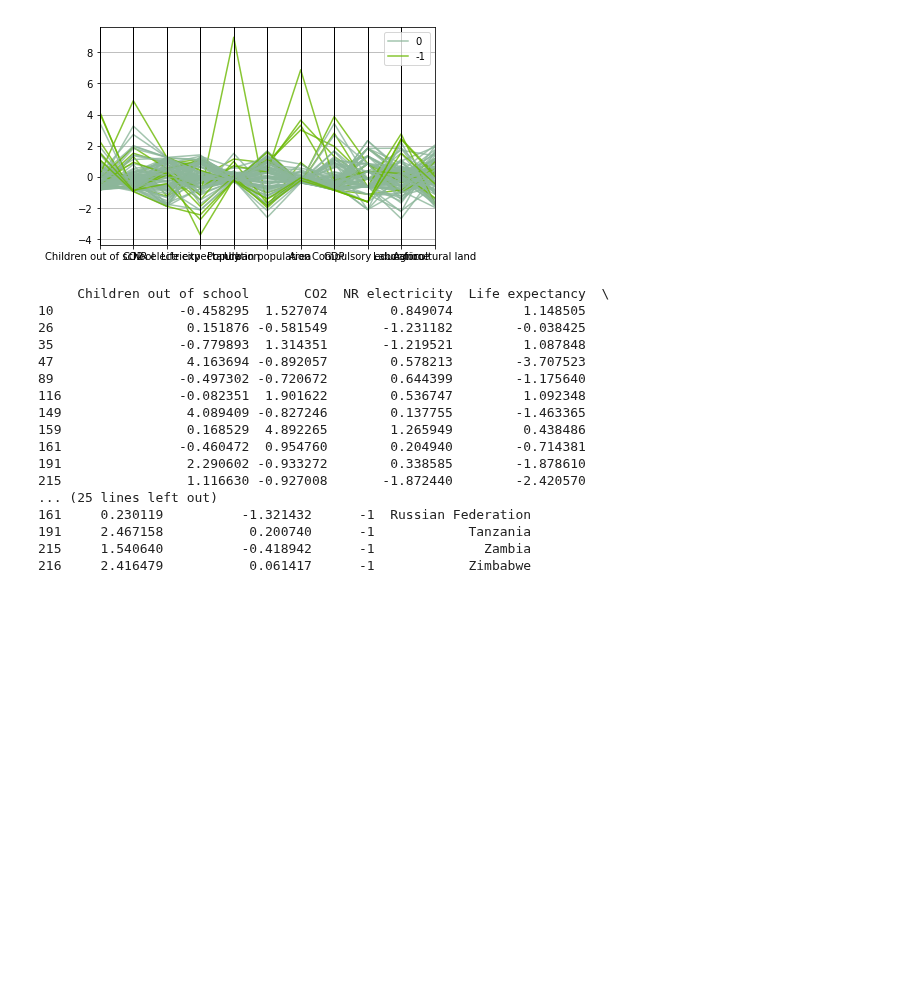
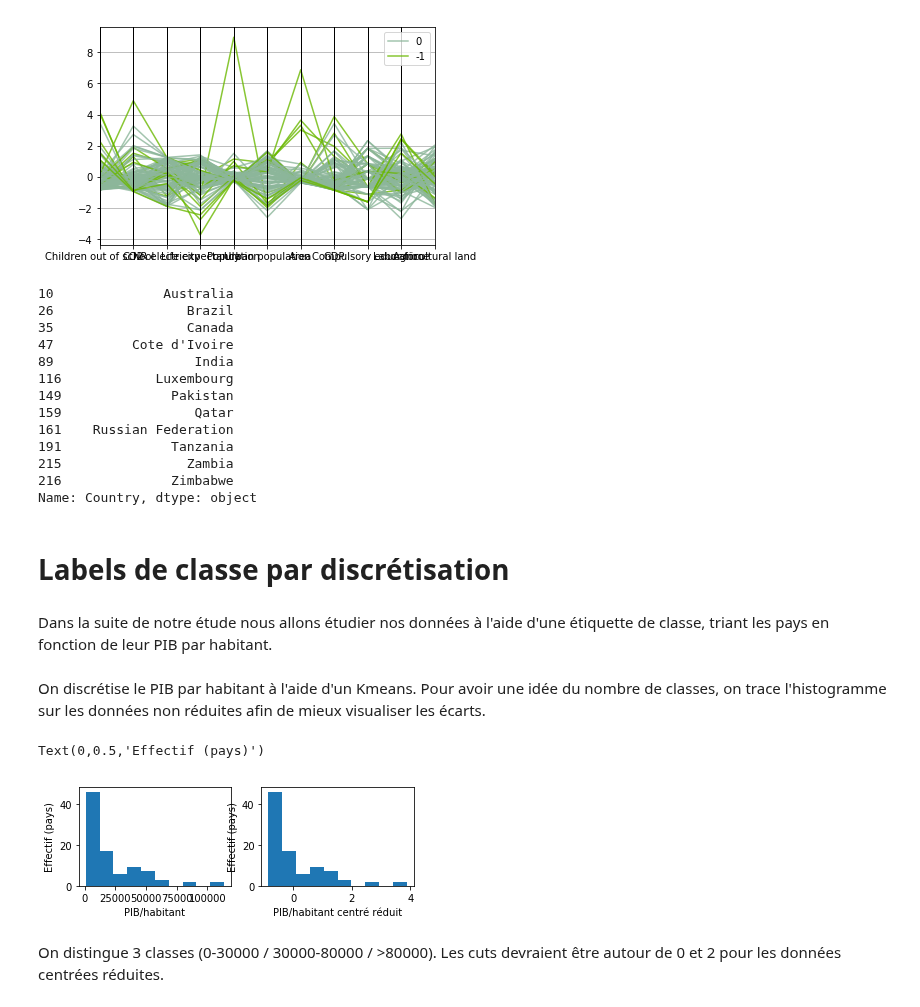
Before and after one commit to LisaNicvert/IA_project, a Jupyter notebook: IA_classif_complex.ipynb, the cells around one changed output. Saved outputs shown, nothing was run; the diff lists cells and outputs as text; code cells hidden in the pictures; blank space fills up the shorter version.

```diff
--- a/IA_classif_complex.ipynb
+++ b/IA_classif_complex.ipynb
@@ -151,22 +155,39 @@ plt.show()
 # %%
 dffc= dffl.copy(deep=True) # Copy of DF_kmeans1
 dffc['Country'] = filtered_df["Country Name"]
-print(dffc[dffc['Labels'] == -1])
+print(dffc["Country"][dffc['Labels'] == -1])
 # %% [output]
-     Children out of school       CO2  NR electricity  Life expectancy  \
-10                -0.458295  1.527074        0.849074         1.148505
-26                 0.151876 -0.581549       -1.231182        -0.038425
-35                -0.779893  1.314351       -1.219521         1.087848
-47                 4.163694 -0.892057        0.578213        -3.707523
-89                -0.497302 -0.720672        0.644399        -1.175640
-116               -0.082351  1.901622        0.536747         1.092348
-149                4.089409 -0.827246        0.137755        -1.463365
-159                0.168529  4.892265        1.265949         0.438486
-161               -0.460472  0.954760        0.204940        -0.714381
-191                2.290602 -0.933272        0.338585        -1.878610
-215                1.116630 -0.927008       -1.872440        -2.420570
-... (25 lines left out)
-161     0.230119          -1.321432      -1  Russian Federation
-191     2.467158           0.200740      -1            Tanzania
-215     1.540640          -0.418942      -1              Zambia
-216     2.416479           0.061417      -1            Zimbabwe
+10              Australia
+26                 Brazil
+35                 Canada
+47          Cote d'Ivoire
+89                  India
+116            Luxembourg
+149              Pakistan
+159                 Qatar
+161    Russian Federation
+191              Tanzania
+215                Zambia
+216              Zimbabwe
+Name: Country, dtype: object
+# %% [markdown]
+# Labels de classe par discrétisation
+# %% [markdown]
+Dans la suite de notre étude nous allons étudier nos données à l'aide d'une étiquette de classe, triant les pays en fonction de leur PIB par habitant.
+# %% [markdown]
+On discrétise le PIB par habitant à l'aide d'un Kmeans. Pour avoir une idée du nombre de classes, on trace l'histogramme sur les données non réduites afin de mieux visualiser les écarts.
+# %%
+plt.subplot(2,2,1)
+h=plt.hist(filtered_df["GDP"])
+plt.xlabel("PIB/habitant")
+plt.ylabel("Effectif (pays)")
+
+plt.subplot(2,2,2)
+h=plt.hist(dff["GDP"])
+plt.xlabel(u"PIB/habitant centré réduit")
+plt.ylabel("Effectif (pays)")
+# %% [output]
+Text(0,0.5,'Effectif (pays)')
+[figure, added]
+# %% [markdown]
+On distingue 3 classes (0-30000 / 30000-80000 / >80000). Les cuts devraient être autour de 0 et 2 pour les données centrées réduites.
```
Also changed, not shown: parts of 35 cells of this notebook.
